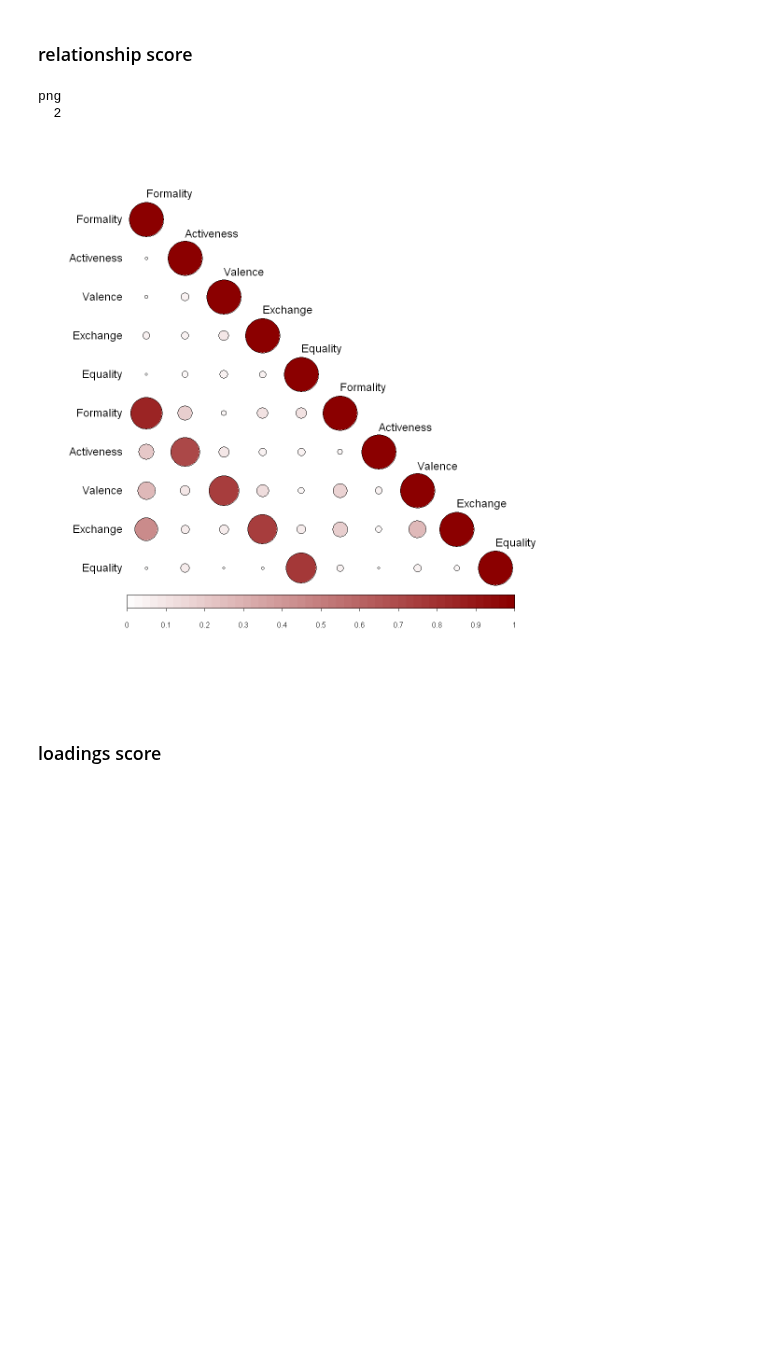
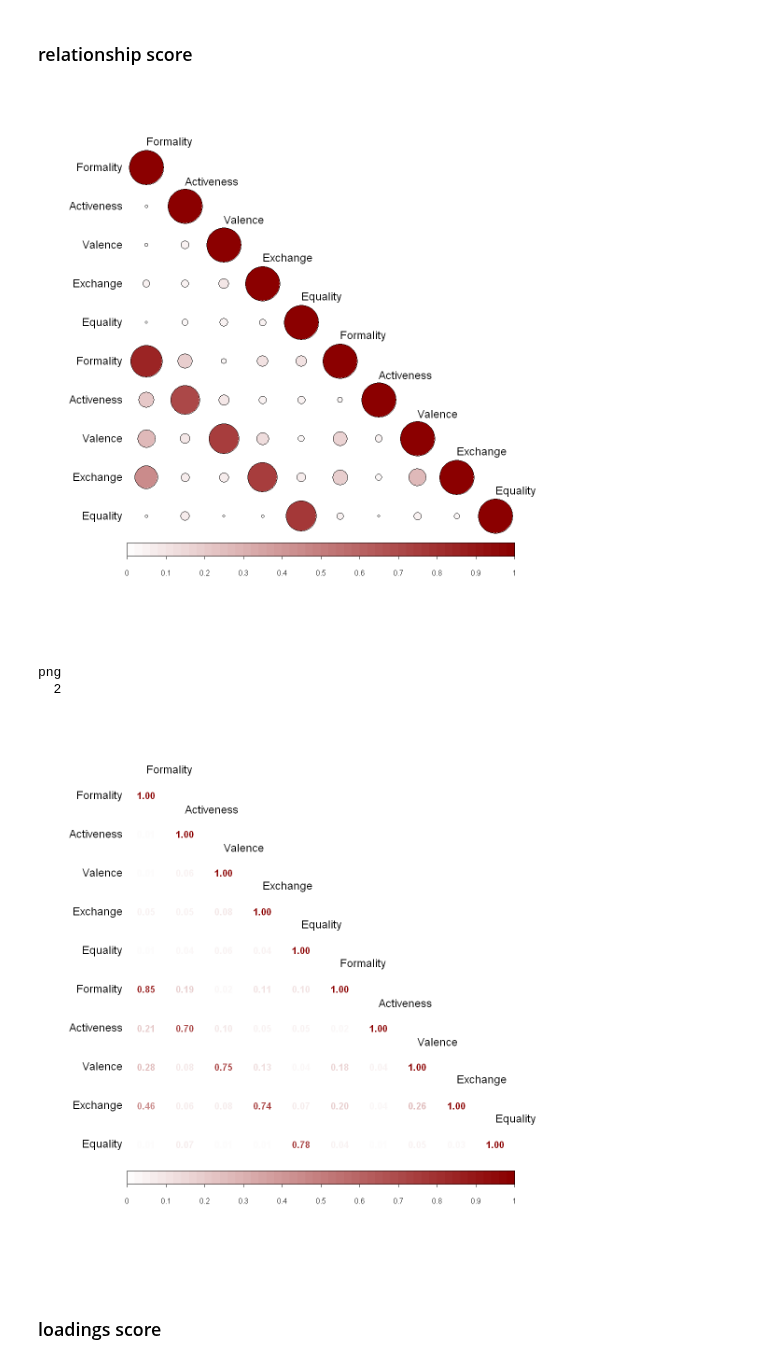
Before and after one commit to BNU-Wang-MSN-Lab/FAVEE-HPP, a Jupyter notebook: Study3/Study3_CHNvsUSA/Similarity_33&30d.ipynb, the cells around one changed output. Cells and saved outputs as stored; diff of their text form; code cells hidden in the pictures; blank space fills up the shorter version.

```diff
--- a/Study3/Study3_CHNvsUSA/Similarity_33&30d.ipynb
+++ b/Study3/Study3_CHNvsUSA/Similarity_33&30d.ipynb
@@ -357,34 +363,39 @@ USA_scores = read.csv('output_data/pca_results/USA/USA_scores_var_33d.csv',
                        row.names=1)
 colnames(USA_scores) = c('Formality','Activeness','Valence','Exchange','Equality')
 USA_scores = USA_scores[,FAVEE]
 
 CHN_scores = read.csv('output_data/pca_results/CHN/CHN_NLP_159rel_33d_scores_var.csv',
                        row.names=1)
 colnames(CHN_scores) = c('Valence','Exchange','Equality','Formality','Activeness')
 CHN_scores = CHN_scores[,FAVEE]
 
 options(repr.plot.width=10)
 Corr_all = cbind(USA_scores,CHN_scores)
 Corr = cor(Corr_all, method = "spearman")
 corrplot(abs(Corr), tl.col="black",
          tl.srt=0.001, cl.offset = 1, tl.cex=1.2, col.lim = c(0,1),
          col= colorRampPalette(c("midnightblue","white","darkred"))(100),
          outline=TRUE, addgrid.col="white", type="lower", diag=T)
+corrplot(abs(Corr), tl.col="black", method = 'number',
+         tl.srt=0.001, cl.offset = 1, tl.cex=1.2, col.lim = c(0,1),
+         col= colorRampPalette(c("midnightblue","white","darkred"))(100),
+         outline=TRUE, addgrid.col="white", type="lower", diag=T)
 
 # no labels
 png("../output_graph/USA_CHN/similarity_33d.png", bg="transparent",
     family = 'sans',units='in',width=10,height=10,res=300)
 colnames(Corr) = rep('',10)
 rownames(Corr) = rep('',10)
 corrplot(abs(Corr), tl.col="black",
          tl.srt=0.001, cl.offset = 1, tl.cex=1.2, col.lim = c(0,1),cl.cex = 1.5,
          col= colorRampPalette(c("midnightblue","white","darkred"))(100),
          outline=TRUE, addgrid.col="white", type="lower", diag=T)
 dev.off()
 # %% [output]
+[figure]
 png
   2
-[figure]
+[figure, added]
 # %% [markdown]
 ### loadings score
 # %%
```
Also changed, not shown: parts of 22 cells of this notebook, 1 other file.
